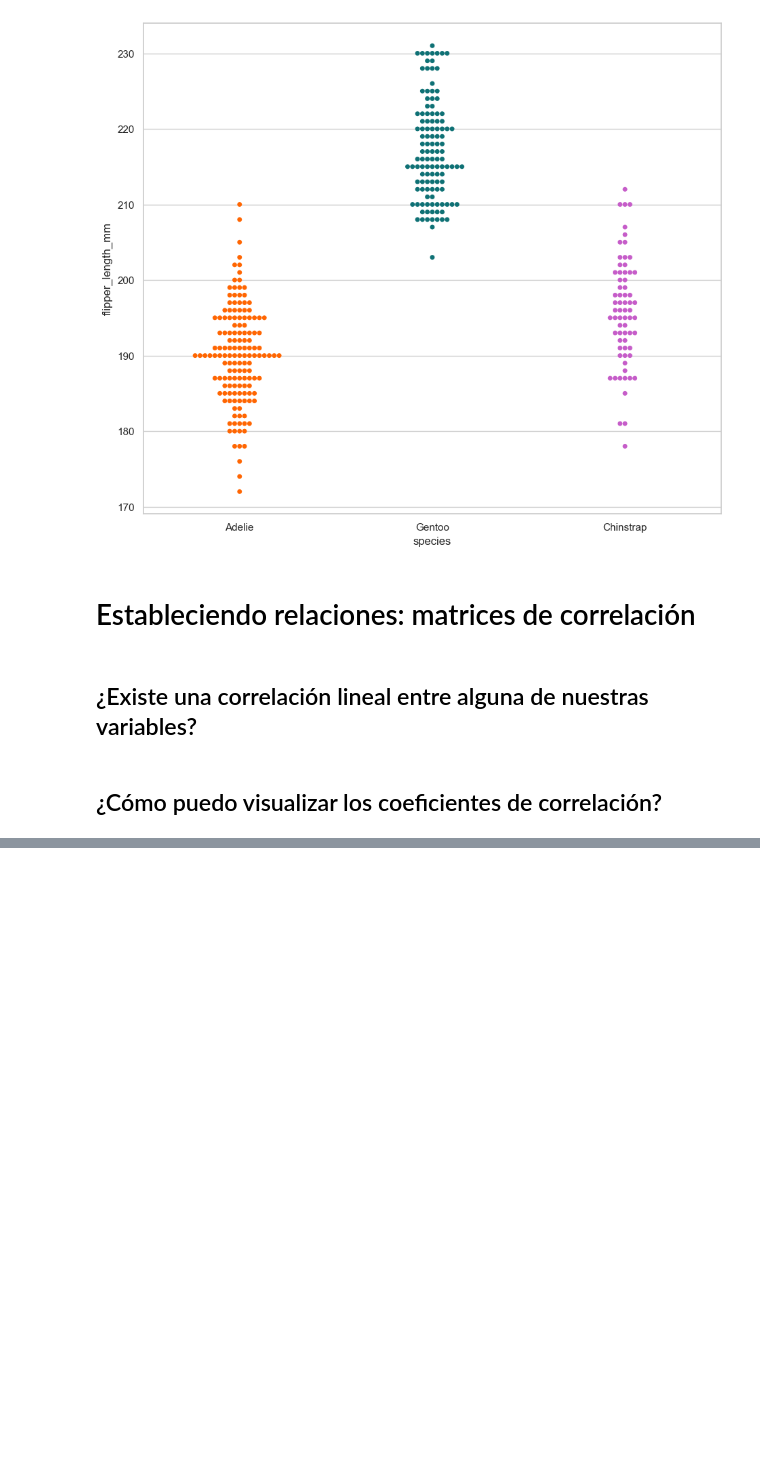
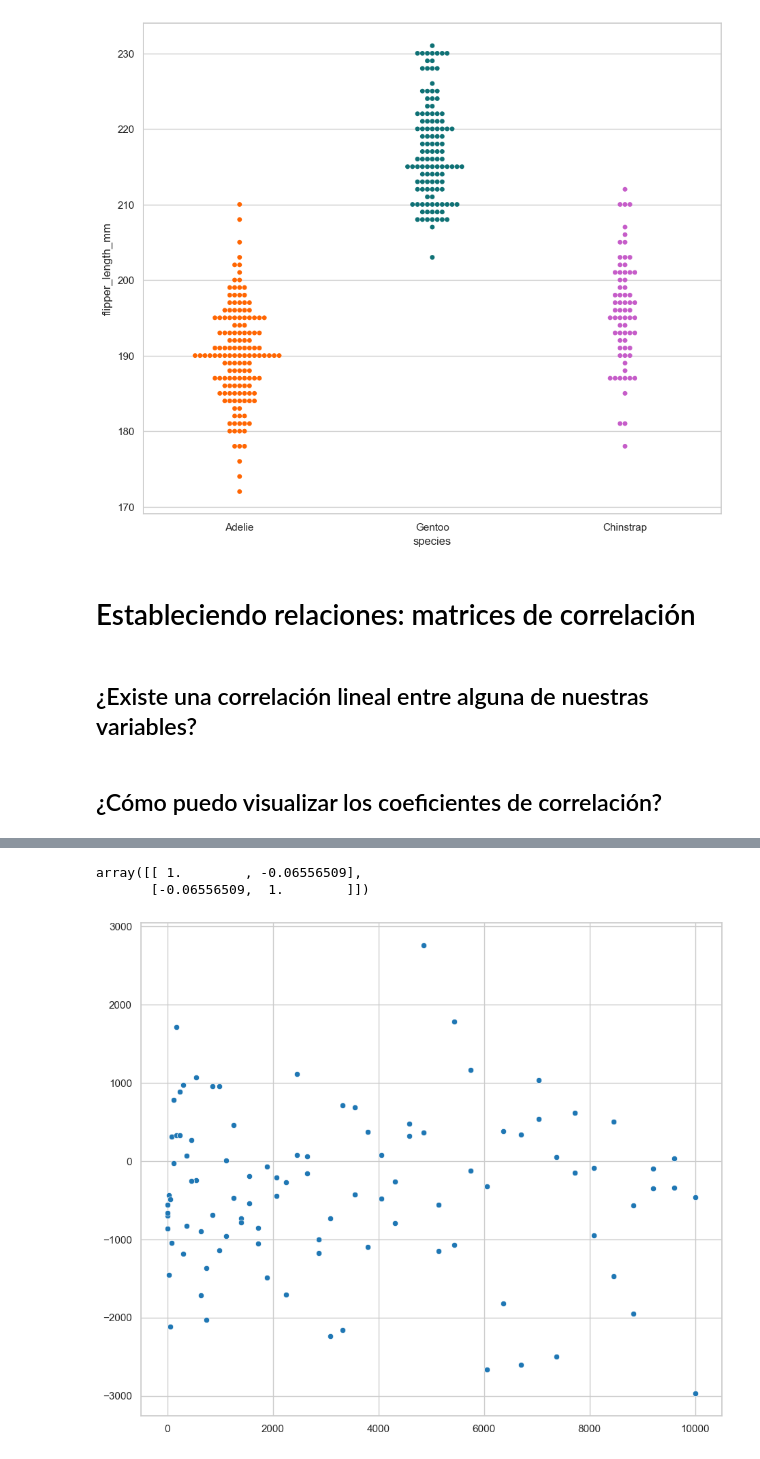
Before and after one commit to abarreran/Penguin, a Jupyter notebook: pinguinos.ipynb, the cells around one changed output, grey strips where cells are left out. Cells and saved outputs as stored; diff of their text form; code cells hidden in the pictures; blank space fills up the shorter version.

```diff
--- a/pinguinos.ipynb
+++ b/pinguinos.ipynb
@@ -1050,0 +1106,15 @@ sns.heatmap(
+# %%
+x = np.linspace(-100 , 100, 100)
+x = x**2
+y = np.zeros_like(x)  # Inicializar 'y'
+y += np.random.normal(0, 1000, x.size)
+
+sns.scatterplot(
+    x=x, y=y
+)
+
+np.corrcoef(x, y)
+# %% [output]
+array([[ 1.        , -0.06556509],
+       [-0.06556509,  1.        ]])
+[figure, added]
```
Also changed, not shown: parts of 54 cells of this notebook, 1 other file.
